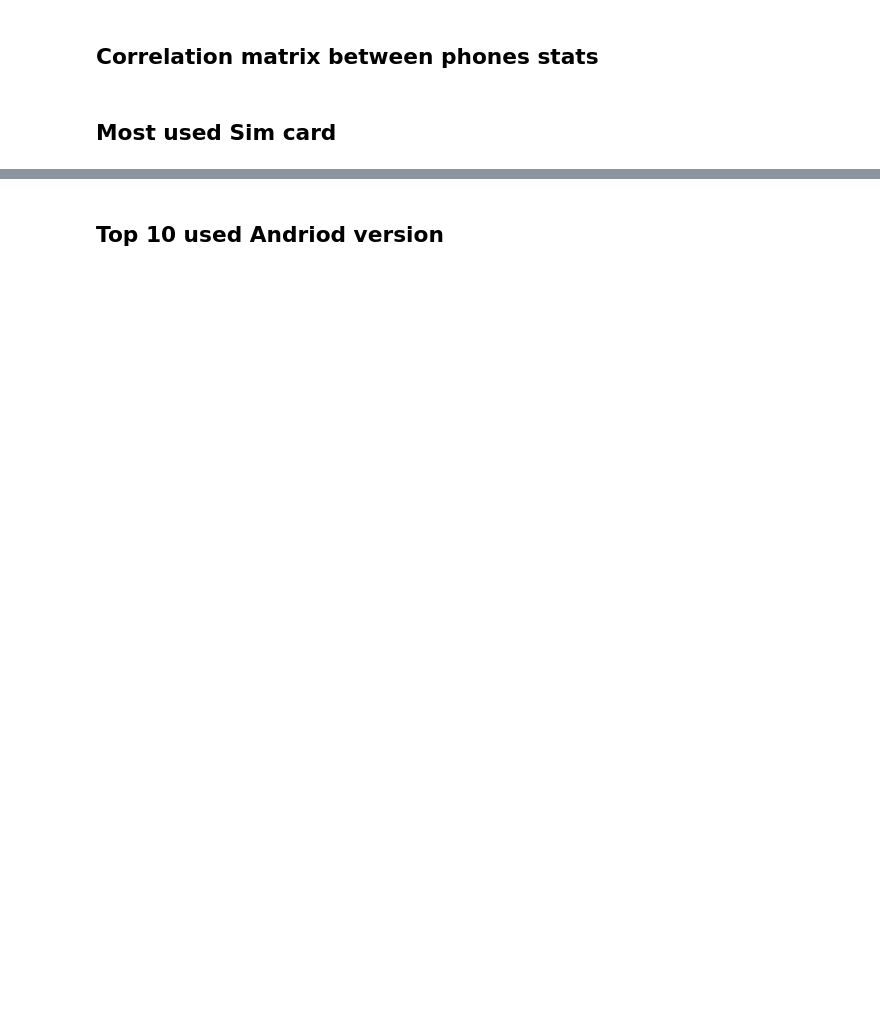
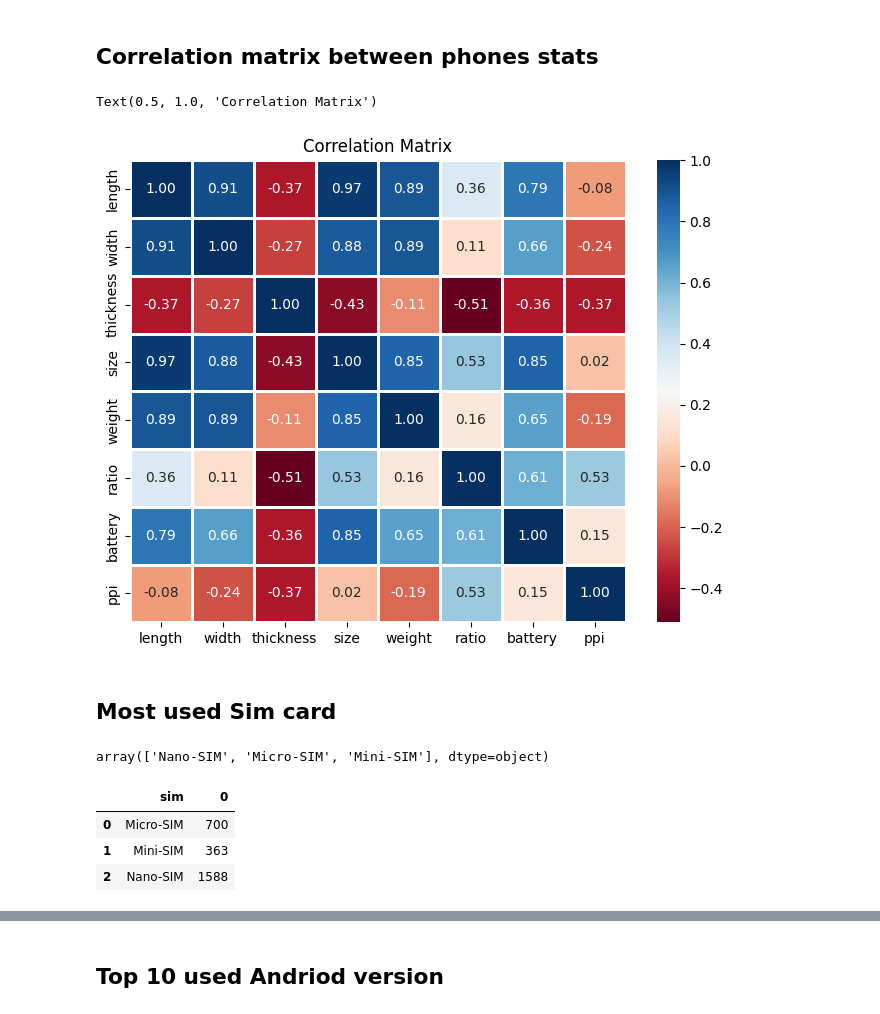
Before and after one commit to sinaaasghari/mobile-land, a Jupyter notebook: statics-analyzing.ipynb, the cells around one changed output, grey strips where cells are left out. Drawn from its saved outputs; the diff is of its cells as text; code cells hidden in the pictures; blank space fills up the shorter version.

```diff
--- a/statics-analyzing.ipynb
+++ b/statics-analyzing.ipynb
@@ -31,4 +53,27 @@ stats
 # %% [markdown]
 ## Correlation matrix between phones stats
+# %%
+correlation_matrix = df[['length' , 'width' , 'thickness' , 'size' , 'weight' , 'ratio' , 'battery' , 'ppi']].corr()
+
+plt.figure(figsize=(8, 6))
+sns.heatmap(correlation_matrix, annot=True, cmap='RdBu', fmt=".2f", linewidths=1)
+plt.title('Correlation Matrix')
+# %% [output]
+Text(0.5, 1.0, 'Correlation Matrix')
+[figure, added]
 # %% [markdown]
 ## Most used Sim card
+# %%
+df['sim'].unique()
+# %% [output]
+array(['Nano-SIM', 'Micro-SIM', 'Mini-SIM'], dtype=object)
+# %%
+count_of_sims = df.groupby('sim').size()
+df_tmp = pd.DataFrame(count_of_sims)
+df_tmp.reset_index(inplace=True)
+df_tmp
+# %% [output]
+|  | sim | 0 |
+| 0 | Micro-SIM | 700 |
+| 1 | Mini-SIM | 363 |
+| 2 | Nano-SIM | 1588 |
```
Also changed, not shown: parts of 15 cells of this notebook.
